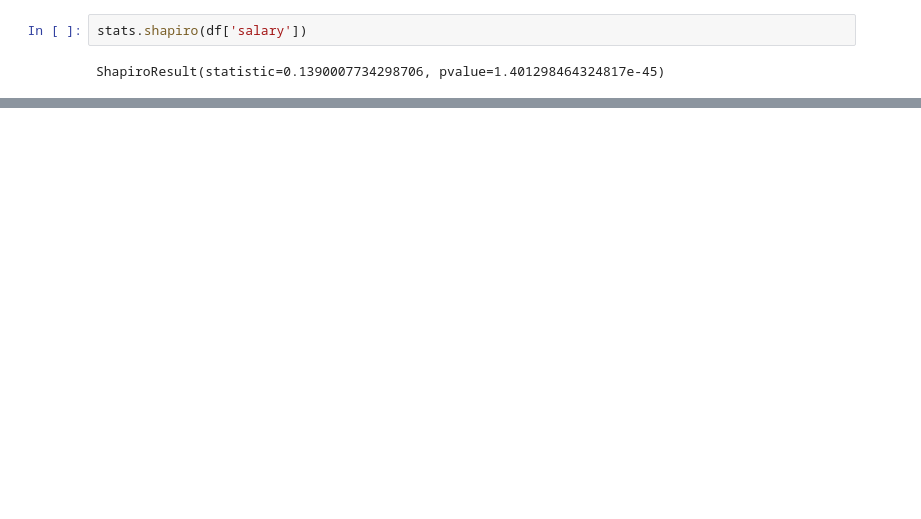
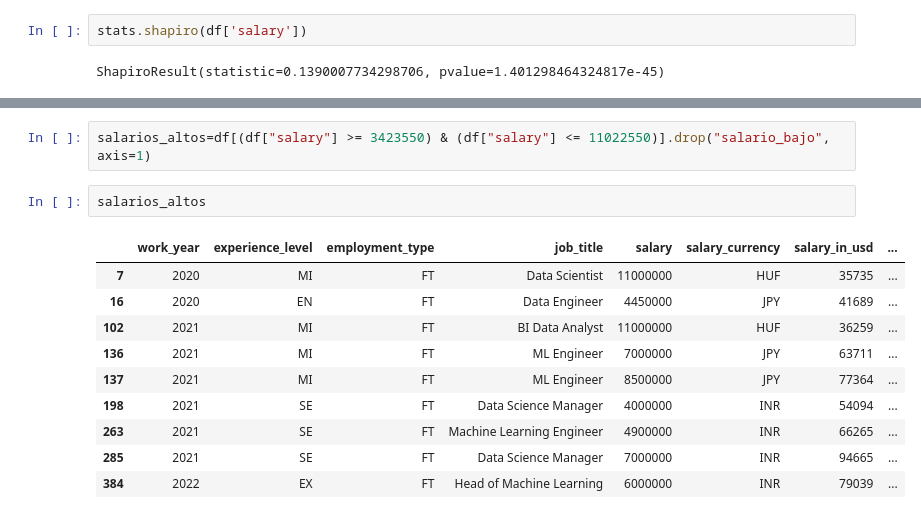
Before and after one commit to Adalab/DA-promo-b-modulo-3-sprint-1-Paula-Yadira, a Jupyter notebook: Regresión lineal/II-pair-programming-tests-estadísticos.ipynb, the cells around one changed output, grey strips where cells are left out. Cells and saved outputs as stored; diff of their text form; blank space fills up the shorter version.

```diff
--- a/Regresión lineal/II-pair-programming-tests-estadísticos.ipynb
+++ b/Regresión lineal/II-pair-programming-tests-estadísticos.ipynb
@@ -85,0 +119,15 @@ ShapiroResult(statistic=0.1390007734298706, pvalue=1.401298464324817e-45)
+# %%
+salarios_altos=df[(df["salary"] >= 3423550) & (df["salary"] <= 11022550)].drop("salario_bajo", axis=1)
+# %%
+salarios_altos
+# %% [output]
+|  | work_year | experience_level | employment_type | job_title | salary | salary_currency | salary_in_usd | ... |
+| 7 | 2020 | MI | FT | Data Scientist | 11000000 | HUF | 35735 | ... |
+| 16 | 2020 | EN | FT | Data Engineer | 4450000 | JPY | 41689 | ... |
+| 102 | 2021 | MI | FT | BI Data Analyst | 11000000 | HUF | 36259 | ... |
+| 136 | 2021 | MI | FT | ML Engineer | 7000000 | JPY | 63711 | ... |
+| 137 | 2021 | MI | FT | ML Engineer | 8500000 | JPY | 77364 | ... |
+| 198 | 2021 | SE | FT | Data Science Manager | 4000000 | INR | 54094 | ... |
+| 263 | 2021 | SE | FT | Machine Learning Engineer | 4900000 | INR | 66265 | ... |
+| 285 | 2021 | SE | FT | Data Science Manager | 7000000 | INR | 94665 | ... |
+| 384 | 2022 | EX | FT | Head of Machine Learning | 6000000 | INR | 79039 | ... |
```
Also changed, not shown: parts of 16 cells of this notebook.
